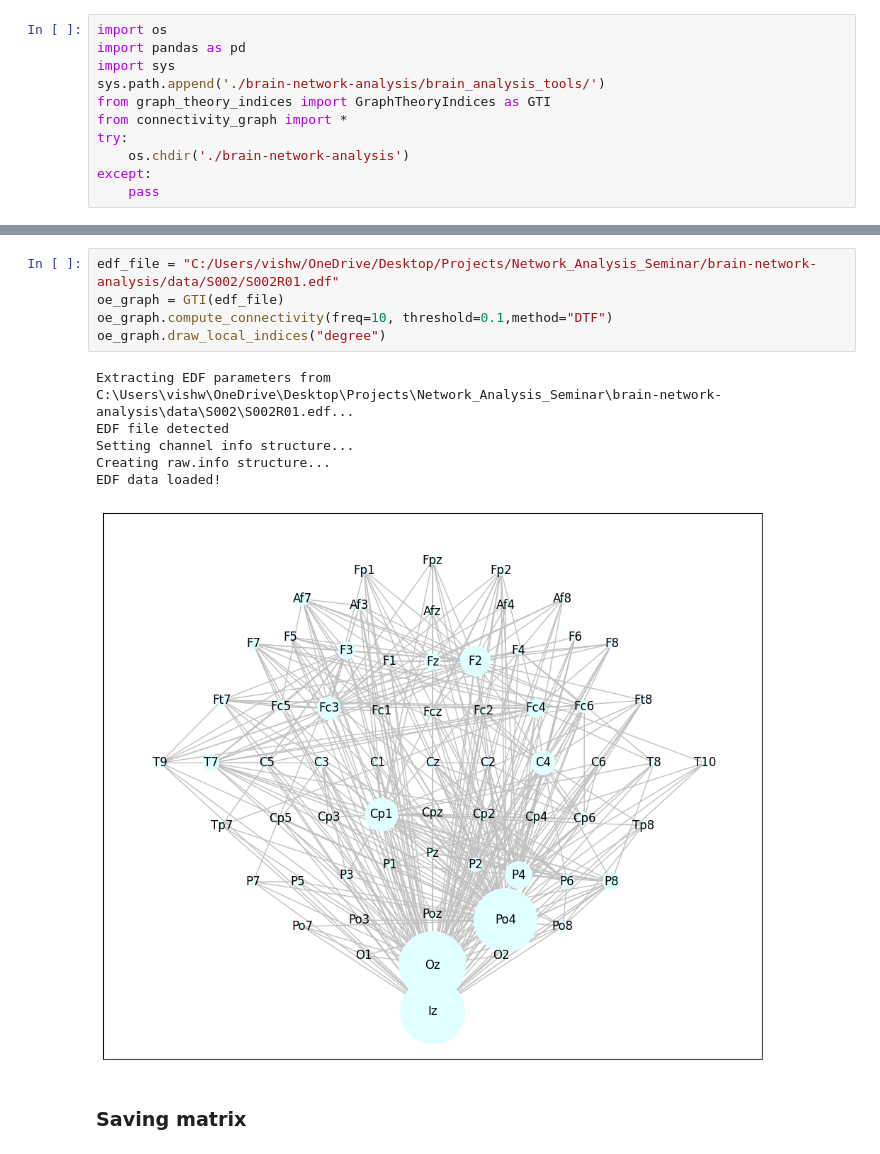
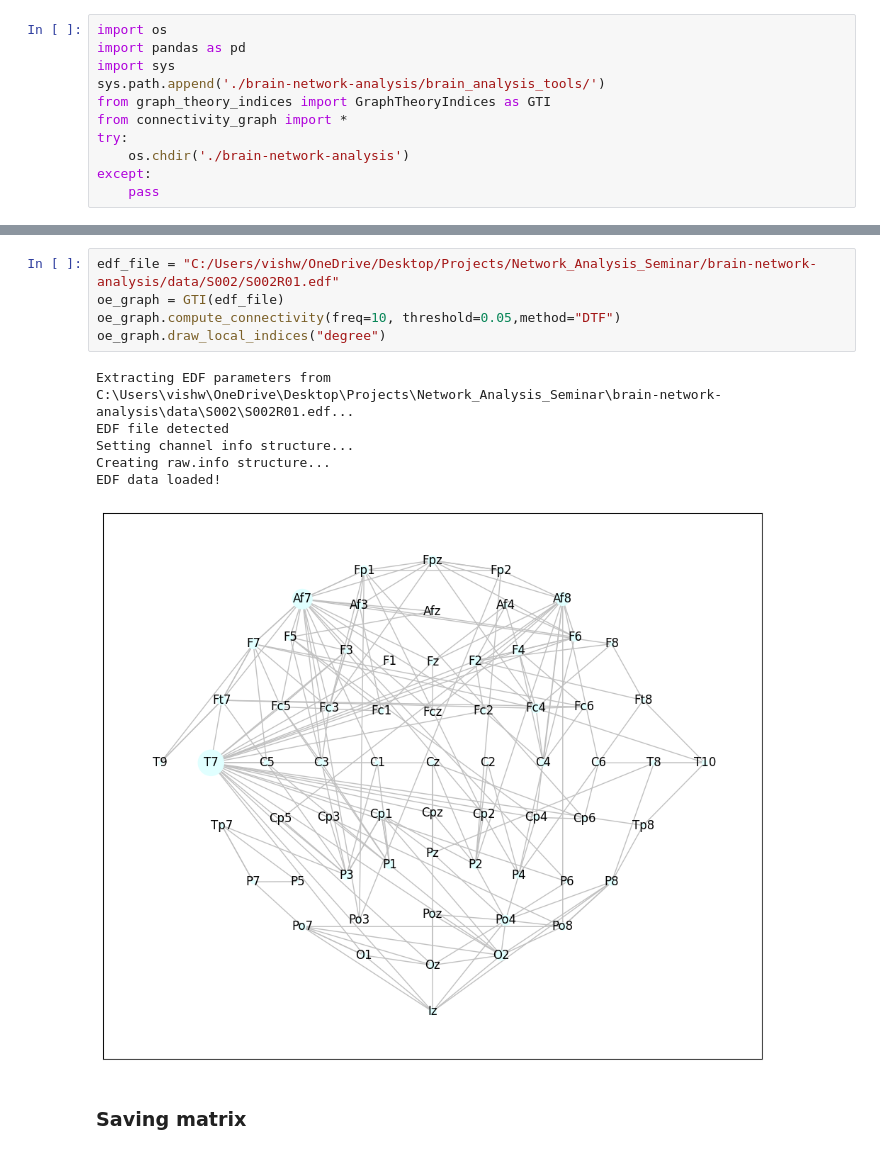
Before and after one commit to SAint7579/Network_Analysis_Seminar, a Jupyter notebook: preprocessing_notebook.ipynb, the cells around one changed output, grey strips where cells are left out. Saved outputs shown, nothing was run; the diff lists cells and outputs as text.

```diff
--- a/preprocessing_notebook.ipynb
+++ b/preprocessing_notebook.ipynb
@@ -26,15 +25,15 @@ EDF data loaded!
 # %%
 edf_file = "C:/Users/vishw/OneDrive/Desktop/Projects/Network_Analysis_Seminar/brain-network-analysis/data/S002/S002R01.edf"
 oe_graph = GTI(edf_file)
-oe_graph.compute_connectivity(freq=10, threshold=0.1,method="DTF")
+oe_graph.compute_connectivity(freq=10, threshold=0.05,method="DTF")
 oe_graph.draw_local_indices("degree")
 # %% [output]
 Extracting EDF parameters from C:\Users\vishw\OneDrive\Desktop\Projects\Network_Analysis_Seminar\brain-network-analysis\data\S002\S002R01.edf...
 EDF file detected
 Setting channel info structure...
 Creating raw.info structure...
 EDF data loaded!
-[figure, old version]
+[figure, new version]
 # %% [markdown]
 ### Saving matrix
 # %%
```
Also changed, not shown: parts of 5 cells of this notebook, 18 other files.
